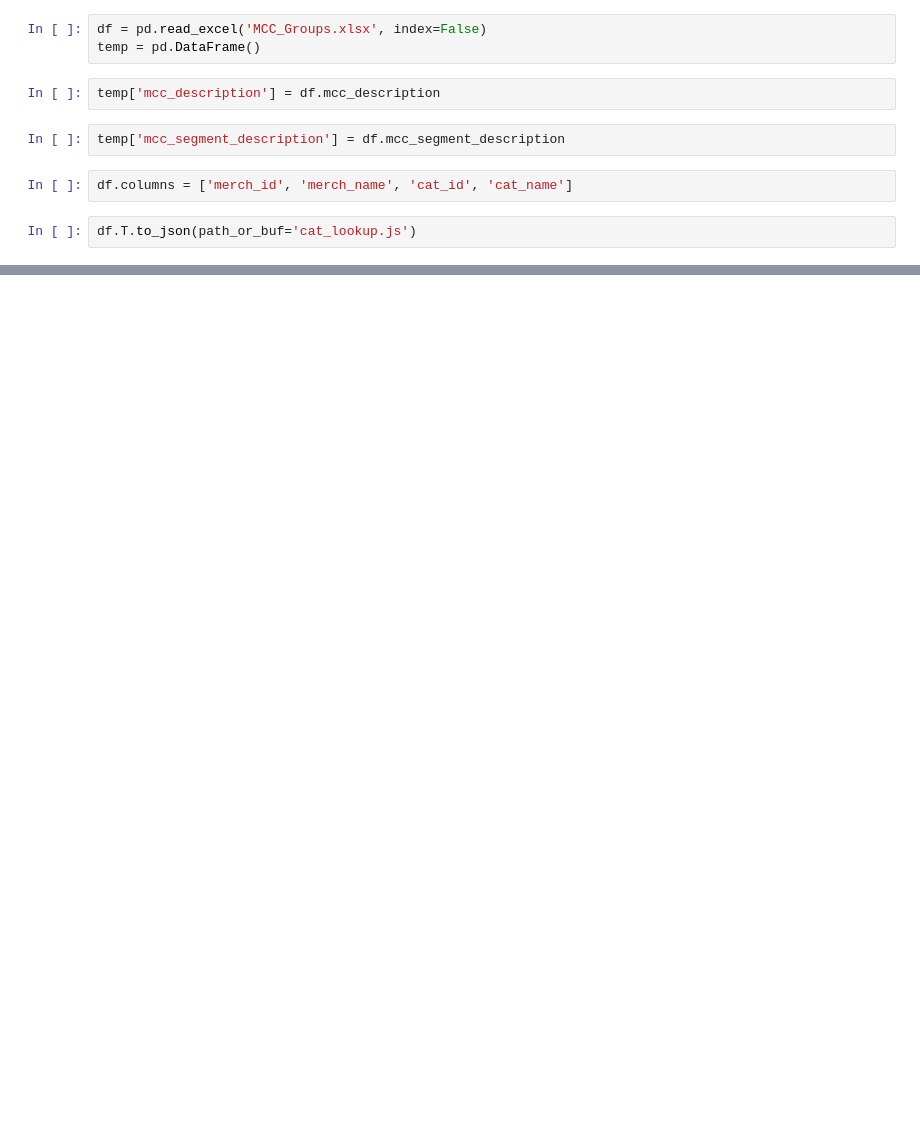
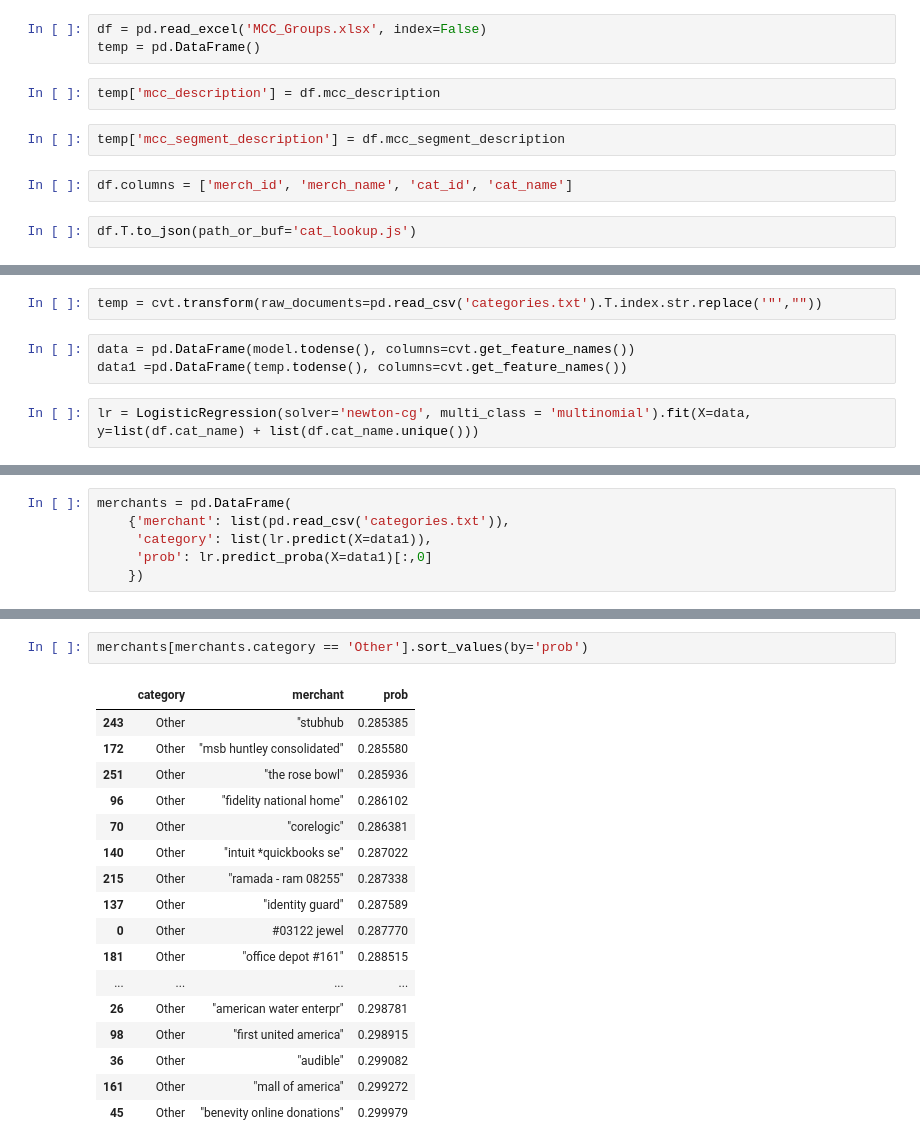
Before and after one commit to ed-khalid/cutler, a Jupyter notebook: api-practice.ipynb, the cells around one changed output, grey strips where cells are left out. Cells and saved outputs as stored; diff of their text form; blank space fills up the shorter version.

Commit message:
added new categories besides all the others

```diff
--- a/api-practice.ipynb
+++ b/api-practice.ipynb
@@ -82,0 +132,7 @@ df.T.to_json()
+# %%
+temp = cvt.transform(raw_documents=pd.read_csv('categories.txt').T.index.str.replace('"',""))
+# %%
+data = pd.DataFrame(model.todense(), columns=cvt.get_feature_names())
+data1 =pd.DataFrame(temp.todense(), columns=cvt.get_feature_names())
+# %%
+lr = LogisticRegression(solver='newton-cg', multi_class = 'multinomial').fit(X=data, y=list(df.cat_name) + list(df.cat_name.unique()))
@@ -82,0 +159,6 @@ df.T.to_json()
+# %%
+merchants = pd.DataFrame(
+    {'merchant': list(pd.read_csv('categories.txt')),
+     'category': list(lr.predict(X=data1)),
+     'prob': lr.predict_proba(X=data1)[:,0]
+    })
@@ -82,0 +333,20 @@ df.T.to_json()
+# %%
+merchants[merchants.category == 'Other'].sort_values(by='prob')
+# %% [output]
+|  | category | merchant | prob |
+| 243 | Other | "stubhub | 0.285385 |
+| 172 | Other | "msb huntley consolidated" | 0.285580 |
+| 251 | Other | "the rose bowl" | 0.285936 |
+| 96 | Other | "fidelity national home" | 0.286102 |
+| 70 | Other | "corelogic" | 0.286381 |
+| 140 | Other | "intuit *quickbooks se" | 0.287022 |
+| 215 | Other | "ramada - ram 08255" | 0.287338 |
+| 137 | Other | "identity guard" | 0.287589 |
+| 0 | Other | #03122 jewel | 0.287770 |
+| 181 | Other | "office depot #161" | 0.288515 |
+| ... | ... | ... | ... |
+| 26 | Other | "american water enterpr" | 0.298781 |
+| 98 | Other | "first united america" | 0.298915 |
+| 36 | Other | "audible" | 0.299082 |
+| 161 | Other | "mall of america" | 0.299272 |
+| 45 | Other | "benevity online donations" | 0.299979 |
```
Also changed, not shown: parts of 15 cells of this notebook, 1 other file.
